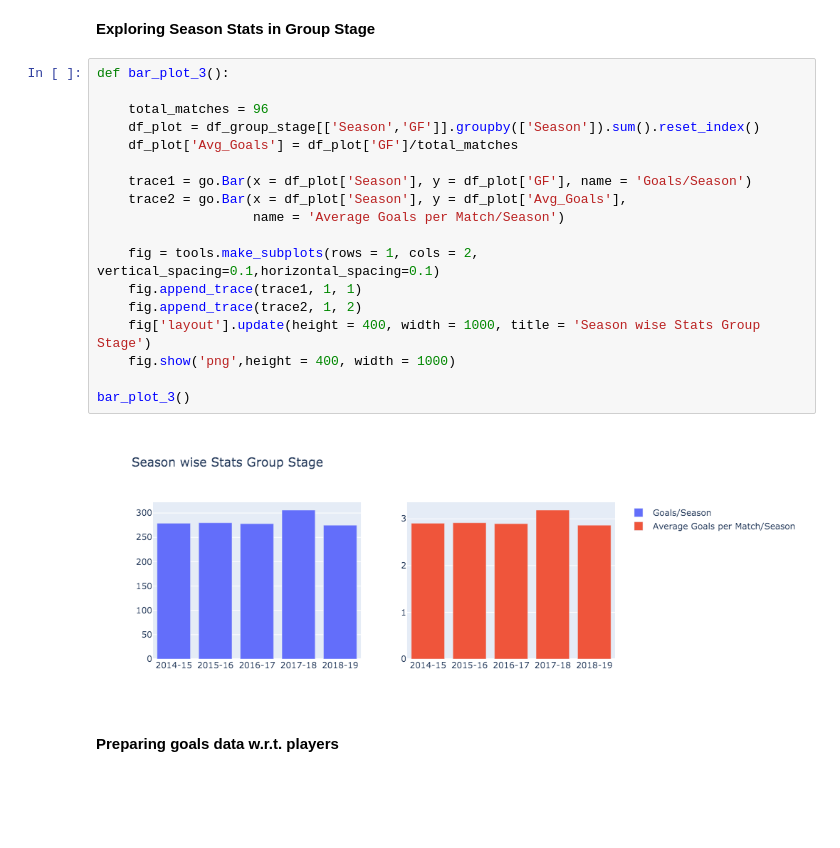
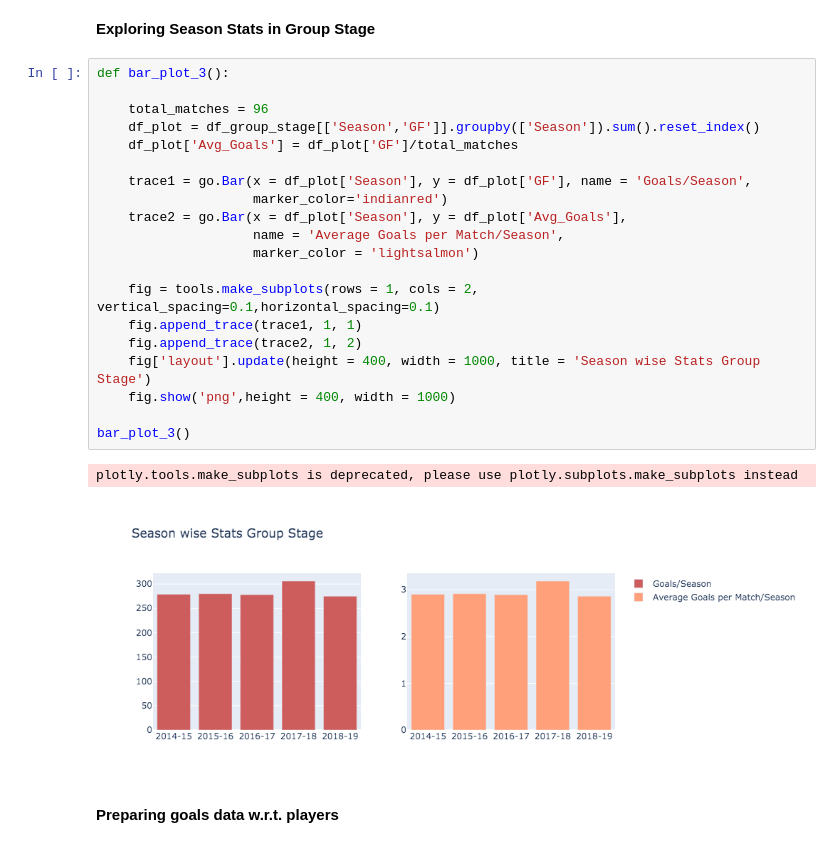
Before and after one commit to sgoyanka10/EDA-UEFA-Champions-League, a Jupyter notebook: eda_ucl_football.ipynb, the cells around one changed output. Saved outputs shown, nothing was run; the diff lists cells and outputs as text; blank space fills up the shorter version.

```diff
--- a/eda_ucl_football.ipynb
+++ b/eda_ucl_football.ipynb
@@ -517,23 +614,26 @@ def bar_plot_2(season=season, metric = ['GF', 'GA', 'GD']):
 # %%
 def bar_plot_3():
 
     total_matches = 96
     df_plot = df_group_stage[['Season','GF']].groupby(['Season']).sum().reset_index()
     df_plot['Avg_Goals'] = df_plot['GF']/total_matches
 
-    trace1 = go.Bar(x = df_plot['Season'], y = df_plot['GF'], name = 'Goals/Season')
+    trace1 = go.Bar(x = df_plot['Season'], y = df_plot['GF'], name = 'Goals/Season',
+                    marker_color='indianred')
     trace2 = go.Bar(x = df_plot['Season'], y = df_plot['Avg_Goals'],
-                    name = 'Average Goals per Match/Season')
+                    name = 'Average Goals per Match/Season',
+                    marker_color = 'lightsalmon')
 
     fig = tools.make_subplots(rows = 1, cols = 2, vertical_spacing=0.1,horizontal_spacing=0.1)
     fig.append_trace(trace1, 1, 1)
     fig.append_trace(trace2, 1, 2)
     fig['layout'].update(height = 400, width = 1000, title = 'Season wise Stats Group Stage')
     fig.show('png',height = 400, width = 1000)
 
 bar_plot_3()
 # %% [output]
+plotly.tools.make_subplots is deprecated, please use plotly.subplots.make_subplots instead
-[figure, old version]
+[figure, new version]
 # %% [markdown]
 **Preparing goals data w.r.t. players**
 # %%
```
Also changed, not shown: parts of 9 cells of this notebook.
